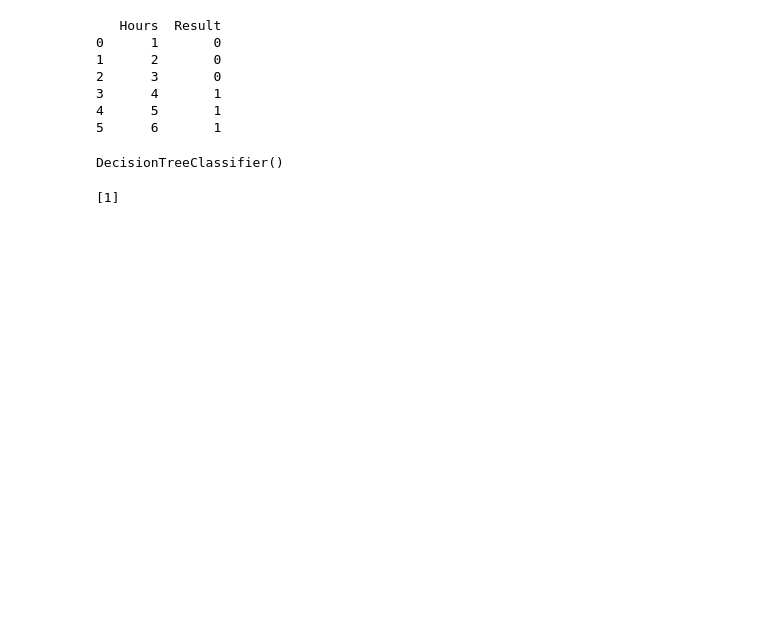
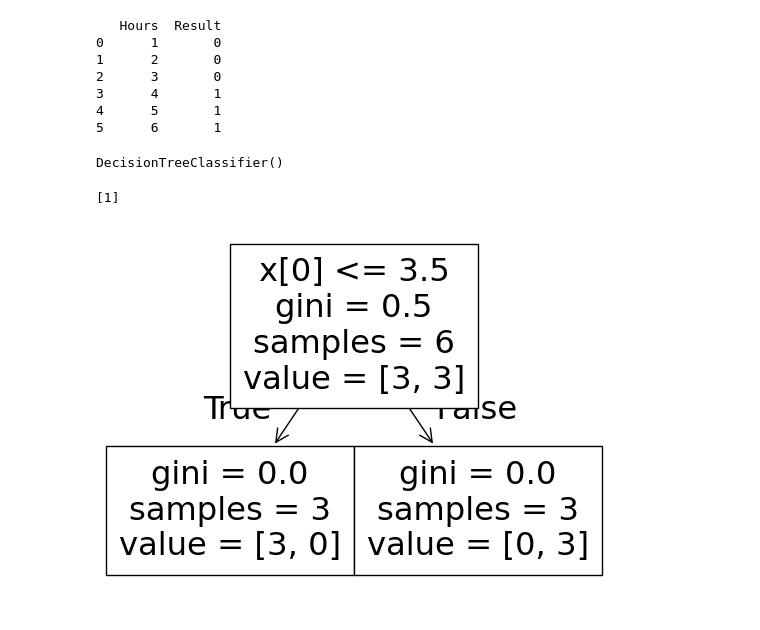
Before and after one commit to sakshi07bhosale/Data-Science, a Jupyter notebook: Machine Learning Algorithms/Day 20/practice.ipynb, the cells around one changed output. Saved outputs shown, nothing was run; the diff lists cells and outputs as text; code cells hidden in the pictures; blank space fills up the shorter version.

Commit message:
Visualize Decision Tree

```diff
--- a/Machine Learning Algorithms/Day 20/practice.ipynb
+++ b/Machine Learning Algorithms/Day 20/practice.ipynb
@@ -41,3 +41,14 @@ pred = model.predict([[5]])
 print(pred)
 # %% [output]
 [1]
+# %%
+#Visualize Decision Tree
+
+from sklearn import tree
+import matplotlib.pyplot as plt
+
+tree.plot_tree(model)
+
+plt.show()
+# %% [output]
+[figure, added]
```
